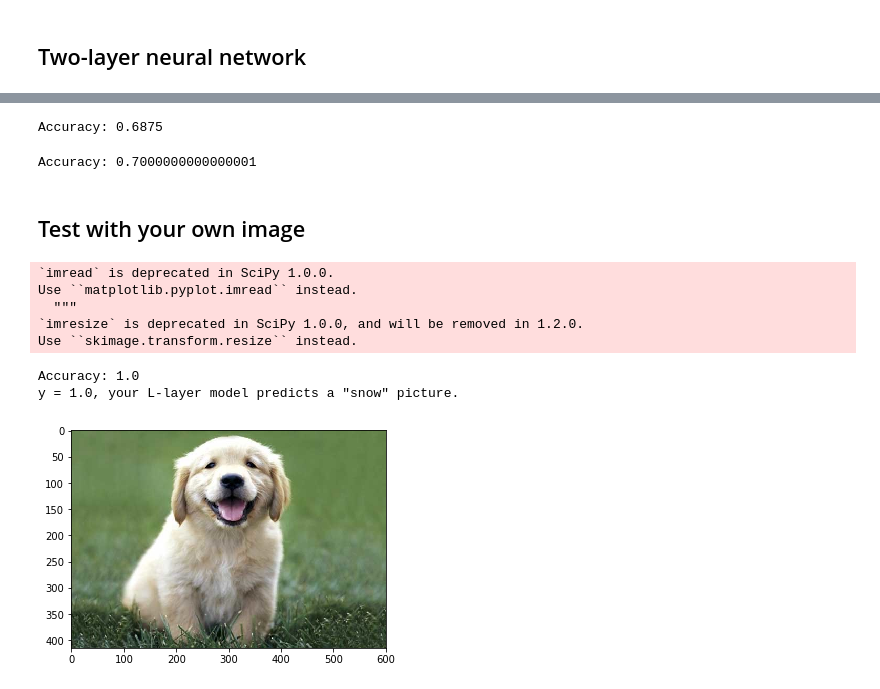
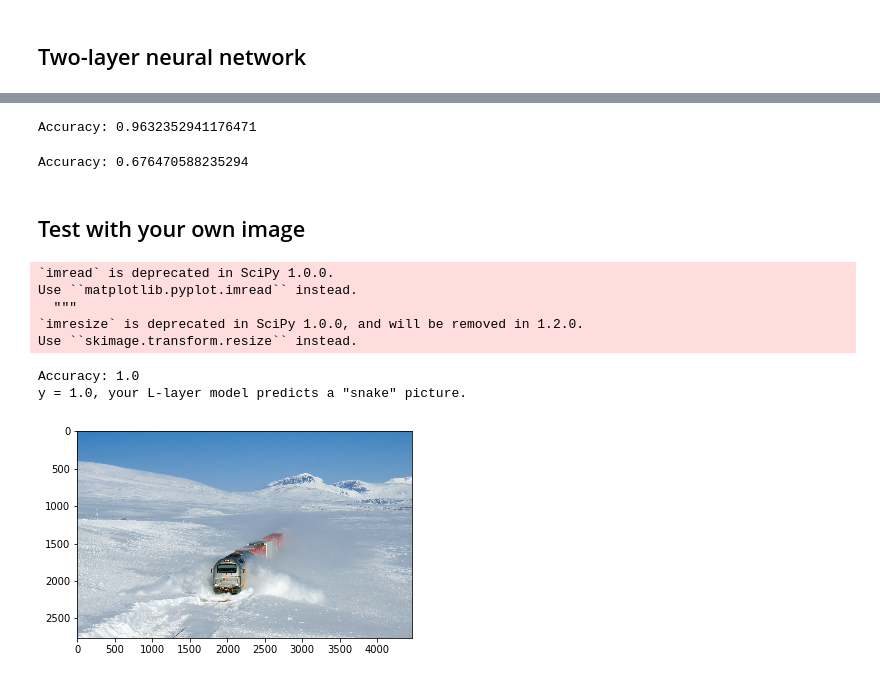
Before and after one commit to akhmal22/finalsscdnn, a Jupyter notebook: DNNApplication.ipynb, the cells around one changed output, grey strips where cells are left out. Drawn from its saved outputs; the diff is of its cells as text; code cells hidden in the pictures.

Commit message:
jpg to image change

```diff
--- a/DNNApplication.ipynb
+++ b/DNNApplication.ipynb
@@ -39,24 +50,26 @@ print(len(labeltest))
 # %%
 train_x_orig, train_y, test_x_orig, test_y, classes = load_data()
 
-train_x_arr = np.zeros(shape=(240,64,64,3),dtype=np.uint8)
+train_x_arr = np.zeros(shape=(len(labeltrain),64,64,3),dtype=np.uint8)
 train_y_arr = np.array(labeltrain)
-test_x_arr = np.zeros(shape=(60,64,64,3),dtype=np.uint8)
+test_x_arr = np.zeros(shape=(len(labeltest),64,64,3),dtype=np.uint8)
 test_y_arr = np.array(labeltest)
 
-for itr in range(0,240):
+for itr in range(0,len(labeltrain)):
     if Path("datasets//train//gambar-ularsq{}.jpg".format(str(itr+1))).is_file():
-        imtr = cv2.imread("datasets//train//gambar-ularsq{}.jpg".format(str(itr+1)),1)
+        imtr = jpg_image_to_array("datasets//train//gambar-ularsq{}.jpg".format(str(itr+1)))
         train_x_arr[itr] = imtr
 
-for itrt in range(0,60):
-    if Path("datasets//test//gambar-ularsq{}.jpg".format(str(itrt+241))).is_file():
-        imte = cv2.imread("datasets//test//gambar-ularsq{}.jpg".format(str(itrt+241)),1)
+diff = len(labeltrain)
+diff+=1
+for itrt in range(0,len(labeltest)):
+    if Path("datasets//test//gambar-ularsq{}.jpg".format(str(itrt+diff))).is_file():
+        imte = jpg_image_to_array("datasets//test//gambar-ularsq{}.jpg".format(str(itrt+diff)))
         test_x_arr[itrt] = imte
 
 train_y_arrresh = train_y_arr.reshape((1, train_y_arr.shape[0]))
 test_y_arrresh = test_y_arr.reshape((1,test_y_arr.shape[0]))
-cur_classes = np.array([b'non snow',b'snow'])
+cur_classes = np.array([b'non snake',b'snake'])
 print("train y: " + str(train_y_arrresh))
 print("train x: " + str(train_x_arr))
 print("test y: " + str(test_y_arrresh))
@@ -272,31 +299,31 @@ Cost after iteration 200: 0.5911078127459033
 # %%
 predictions_train = predict(train_x, train_y, parameters)
 # %% [output]
-Accuracy: 0.6875
+Accuracy: 0.9632352941176471
 # %%
 predictions_test = predict(test_x, test_y, parameters)
 # %% [output]
-Accuracy: 0.7000000000000001
+Accuracy: 0.676470588235294
 # %% [markdown]
 ## Test with your own image ##
 # %%
-my_image = "smileypup.jpg" # change this to the name of your image file
+my_image = "smileypup1.jpg" # change this to the name of your image file
 my_label_y = [1] # the true class of your image (1 -> cat, 0 -> non-cat)
 
 fname = my_image#"images/" + my_image
 image = np.array(ndimage.imread(fname, flatten=False))
 my_image = scipy.misc.imresize(image, size=(num_px,num_px)).reshape((num_px*num_px*3,1))
 my_image = my_image/255.
 my_predicted_image = predict(my_image, my_label_y, parameters)
 
 plt.imshow(image)
 print ("y = " + str(np.squeeze(my_predicted_image)) + ", your L-layer model predicts a \"" + classes[int(np.squeeze(my_predicted_image)),].decode("utf-8") +  "\" picture.")
 # %% [output]
 `imread` is deprecated in SciPy 1.0.0.
 Use ``matplotlib.pyplot.imread`` instead.
   """
 `imresize` is deprecated in SciPy 1.0.0, and will be removed in 1.2.0.
 Use ``skimage.transform.resize`` instead.
 Accuracy: 1.0
-y = 1.0, your L-layer model predicts a "snow" picture.
+y = 1.0, your L-layer model predicts a "snake" picture.
-[figure, old version]
+[figure, new version]
```
Also changed, not shown: parts of 6 cells of this notebook, 1 other file.
